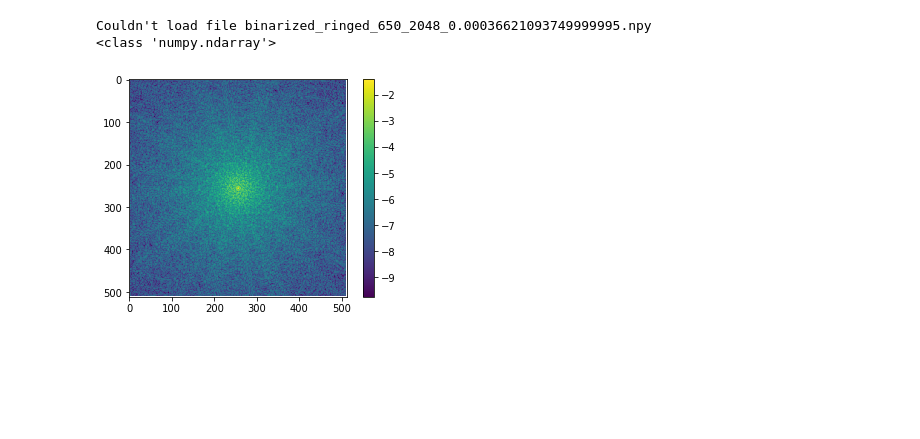
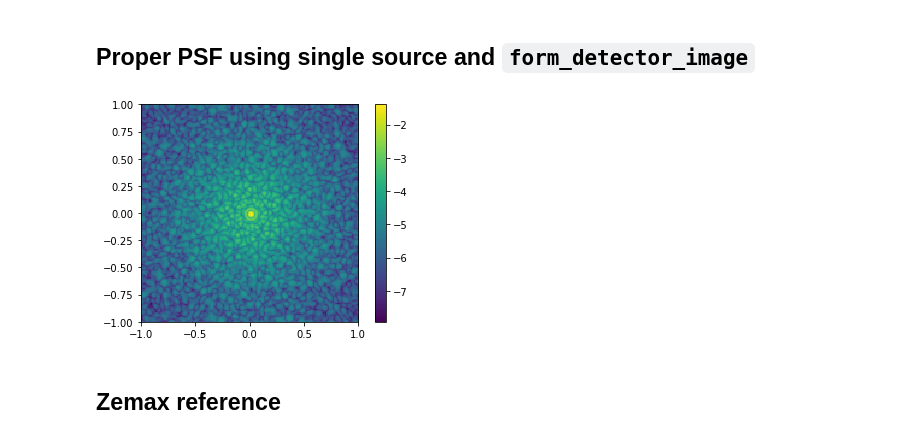
Before and after one commit to benjaminpope/toliman, a Jupyter notebook: image_modelling/notebooks/Validate spiral PSF.ipynb, the cells around one changed output. Cells and saved outputs as stored; diff of their text form; code cells hidden in the pictures; blank space fills up the shorter version.

```diff
--- a/image_modelling/notebooks/Validate spiral PSF.ipynb
+++ b/image_modelling/notebooks/Validate spiral PSF.ipynb
@@ -57,22 +58,27 @@ source_a = {
             'weights': [1.],#weights_gaus[:4],
             'settings': toliman_settings
             }
+# %%
+viewport = 1. # mm
+# %%
+import matplotlib.pyplot as plt
+import numpy as np
+def view_psf(imarray, pitch_mm, viewport_mm):
+    c = imarray.shape[0]/2. # Assume scaled image
+    w = viewport_mm/pitch_mm
+    plt.imshow(np.log10(imarray[int(c-w):int(c+w),int(c-w):int(c+w)]),cmap='viridis', extent=[x*pitch_mm for x in [-w,w,-w,w]]) #,
+             # vmin=-10, vmax=0)
+    plt.colorbar()
+    plt.show()
+# %% [markdown]
+## Proper PSF using single source and `form_detector_image`
 # %%
-image = form_detector_image(prescription, [source_a], gridsize, detector_pitch, npixels) #, multi=False)
-print(type(image))
+image = form_detector_image(prescription, [source_a], gridsize, detector_pitch, npixels)
-# %% [output]
-Couldn't load file binarized_ringed_650_2048_0.00036621093749999995.npy
-<class 'numpy.ndarray'>
-# %%
-%matplotlib inline
-import matplotlib.pyplot as plt
-import numpy as np
-
-s = detector_pitch/1e-6
-#plt.imshow(np.log10(np.abs(wavefront[1024-200:1024+200, 1024-200:1024+200])**2),cmap='viridis', extent=[x*s for x in [-200,200,-200,200]])
-plt.imshow(np.log10(image),cmap='viridis')
-plt.colorbar()
-plt.show()
-# %% [output]
-[figure, removed]
+# %%
+%matplotlib inline
+view_psf(image, detector_pitch/1e-3, viewport)
+# %% [output]
+[figure, added]
+# %% [markdown]
+## Zemax reference
 # %%
```
Also changed, not shown: parts of 17 cells of this notebook, 3 other files.
